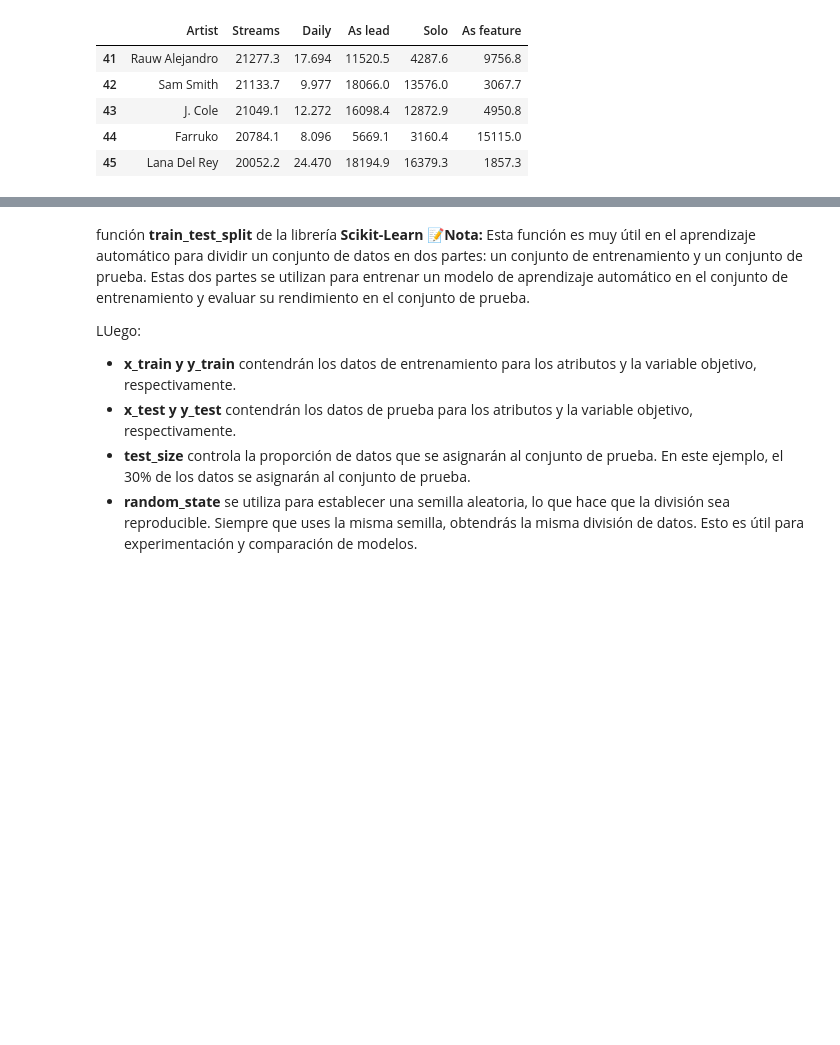
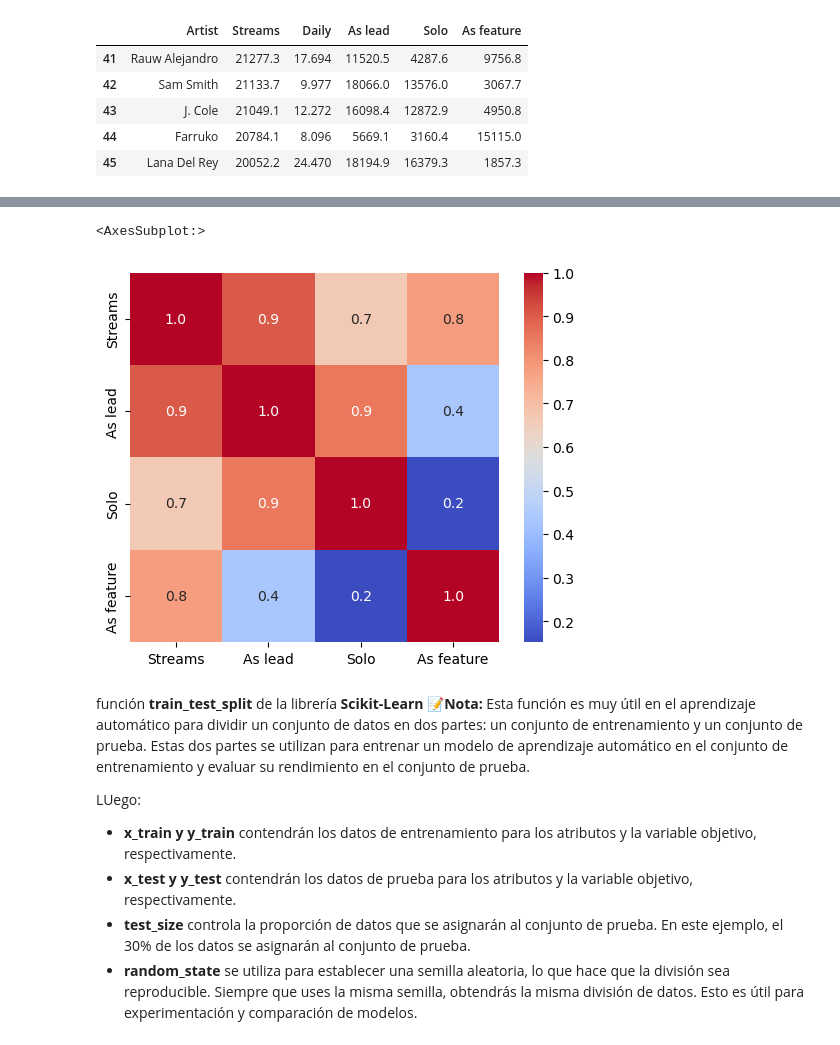
Before and after one commit to guillenec/final-machinLearning, a Jupyter notebook: ejersicio2.ipynb, the cells around one changed output, grey strips where cells are left out. Saved outputs shown, nothing was run; the diff lists cells and outputs as text; code cells hidden in the pictures; blank space fills up the shorter version.

Commit message:
correlaciones

```diff
--- a/ejersicio2.ipynb
+++ b/ejersicio2.ipynb
@@ -214,6 +214,6 @@ dp_filtrados.tail(5)
 | 44 | Farruko | 20784.1 | 8.096 | 5669.1 | 3160.4 | 15115.0 |
 | 45 | Lana Del Rey | 20052.2 | 24.470 | 18194.9 | 16379.3 | 1857.3 |
 # %%
-dp_filtrados = dataFrame[dataFrame["As lead"] > 15000]
+dp_filtrados = dataFrame[dataFrame["As lead"] > 18000]
 dp_filtrados.tail(5)
 # %% [output]
@@ -236,0 +237,3 @@ dp_filtrados.tail(5)
+# %%
+#eliminamos valores missings
+dp_filtrados = dp_filtrados.dropna()
@@ -237,3 +260,12 @@ dp_filtrados.tail(5)
+# %%
+#vemos correlaciones:
+import seaborn as sns
+columnas_numericas = dp_filtrados[['Streams', 'As lead', 'Solo', 'As feature']]
+corr = columnas_numericas.corr()
+sns.heatmap(corr,cbar=True,square=True, annot=True,fmt='.1f',annot_kws={'size':10},cmap='coolwarm')
+# %% [output]
+<AxesSubplot:>
+[figure, added]
 # %%
 
 # x = dataFrame.drop('Streams',axis=1) #eliminamos la variable a predecir
```
Also changed, not shown: parts of 4 cells of this notebook.
